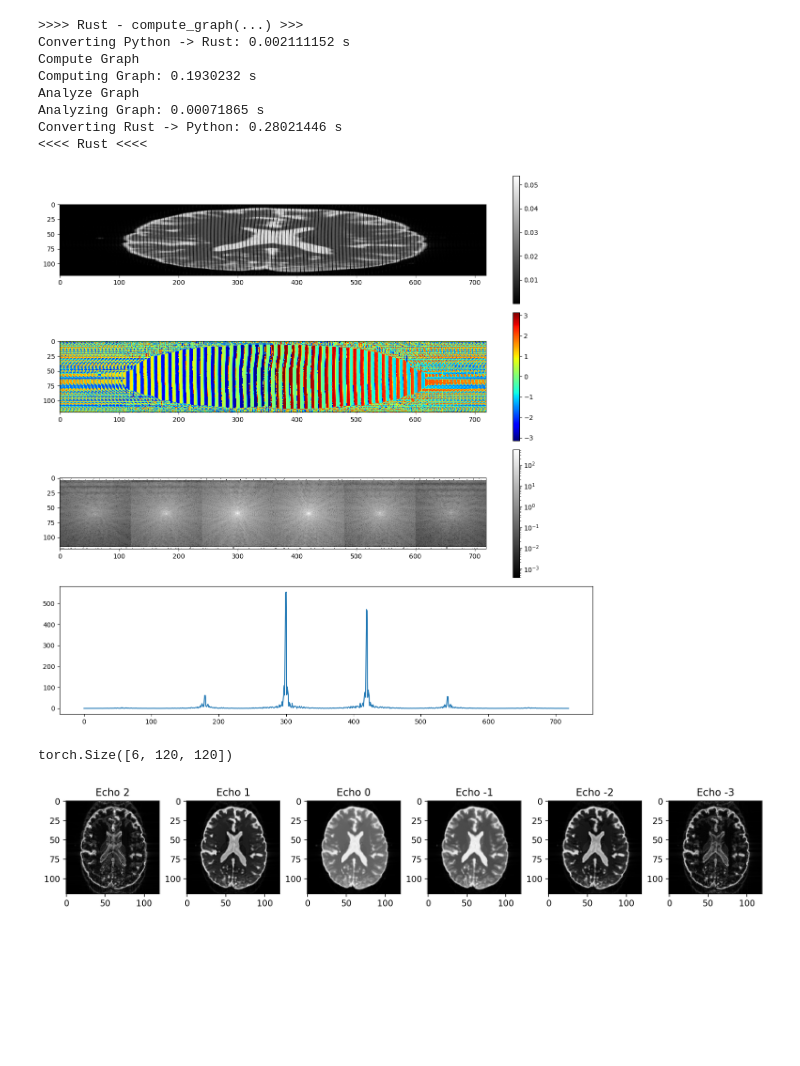
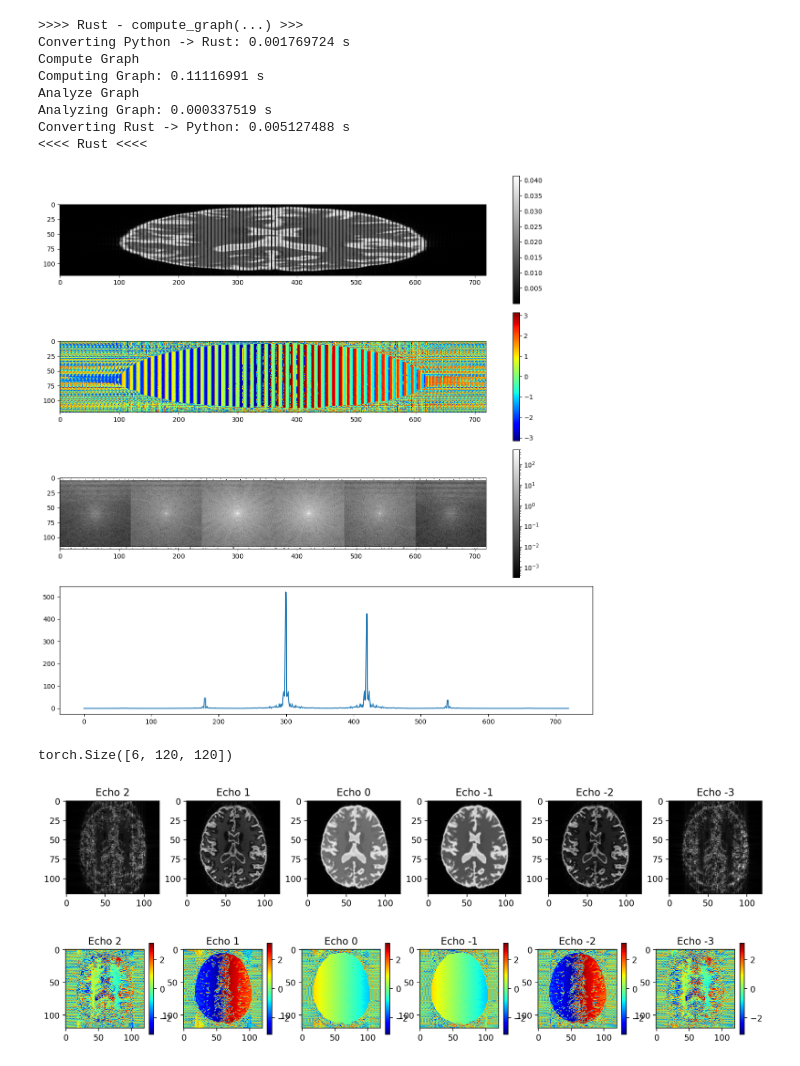
Before and after one commit to bughht/meSSFP, a Jupyter notebook: simulation_T2map.ipynb, the cells around one changed output. Saved outputs shown, nothing was run; the diff lists cells and outputs as text; code cells hidden in the pictures; blank space fills up the shorter version.

```diff
--- a/simulation_T2map.ipynb
+++ b/simulation_T2map.ipynb
@@ -9,11 +11,14 @@ from einops import rearrange
 plt.rcParams['figure.dpi'] = 100
 # %%
 phantom_size = 120
-phantom = mr0.VoxelGridPhantom.load("phantom/subject06_3T.npz")
+phantom = mr0.VoxelGridPhantom.load("phantom/subject05_3T.npz")
+print(phantom.PD.shape)
 phantom = phantom.interpolate(phantom_size, phantom_size, 1)
 data = phantom.build()
-# phantom.B0*=15
-# phantom.D=torch.ones_like(phantom.D)*0
-# phantom.T2dash=torch.ones_like(phantom.T2dash)*0.3
+phantom.B0*=0
+mask = torch.abs(phantom.PD)>1e-5
+# # phantom.D=torch.ones_like(phantom.D)*5
+# # phantom.T2dash=torch.ones_like(phantom.T2dash)*0.3
+# phantom.B1 = torch.ones_like(phantom.B1)
 phantom.plot()
 # %% [output]
@@ -25,7 +31,7 @@ size = tensor([0.1810, 0.2170, 0.1810])
 seq_path = "seq/seq_p2n3_spoiler.seq"
 seq = pp.Sequence()
 seq.read(seq_path)
-signal, ksp = mr0.util.simulate(seq, phantom, accuracy=1e-5)
+signal, ksp = mr0.util.simulate(seq, phantom, accuracy=1e-15)
 
 k_space = signal.reshape(phantom_size, -1)
 spectrum = torch.fft.ifftshift(k_space)
@@ -51,25 +57,34 @@ plt.plot(np.abs(k_space.numpy())[k_space.shape[0]//2,:])
 plt.tight_layout()
 # %% [output]
 >>>> Rust - compute_graph(...) >>>
-Converting Python -> Rust: 0.002111152 s
+Converting Python -> Rust: 0.001769724 s
 Compute Graph
-Computing Graph: 0.1930232 s
+Computing Graph: 0.11116991 s
 Analyze Graph
-Analyzing Graph: 0.00071865 s
-Converting Rust -> Python: 0.28021446 s
+Analyzing Graph: 0.000337519 s
+Converting Rust -> Python: 0.005127488 s
 <<<< Rust <<<<
-[figure, old version]
+[figure, new version]
 # %%
 k_echoes = rearrange(k_space, "h (n w) -> n h w", n=6)
 print(k_echoes.shape)
 
 img_echoes = torch.fft.ifftshift(torch.fft.ifft2(torch.fft.fftshift(k_echoes, dim=(1,2)), dim=(1,2)), dim=(1,2))
 
 plt.figure(figsize=(15, 2), dpi=200)
 for idx,i in enumerate(np.linspace(2, -3 , 6,dtype=int)):
     plt.subplot(1,6,idx+1)
     plt.imshow(np.abs(img_echoes[idx].numpy()), cmap="gray")
     plt.title(f"Echo {i}")
+plt.show()
+plt.figure(figsize=(15, 2), dpi=200)
+for idx,i in enumerate(np.linspace(2, -3 , 6,dtype=int)):
+    plt.subplot(1,6,idx+1)
+    plt.imshow(np.angle(img_echoes[idx].numpy()), cmap="jet")
+    plt.title(f"Echo {i}")
+    plt.colorbar()
+plt.show()
 # %% [output]
 torch.Size([6, 120, 120])
-[figure, old version]
+[figure, new version]
+[figure, added]
```
Also changed, not shown: parts of 7 cells of this notebook, 5 other files.
